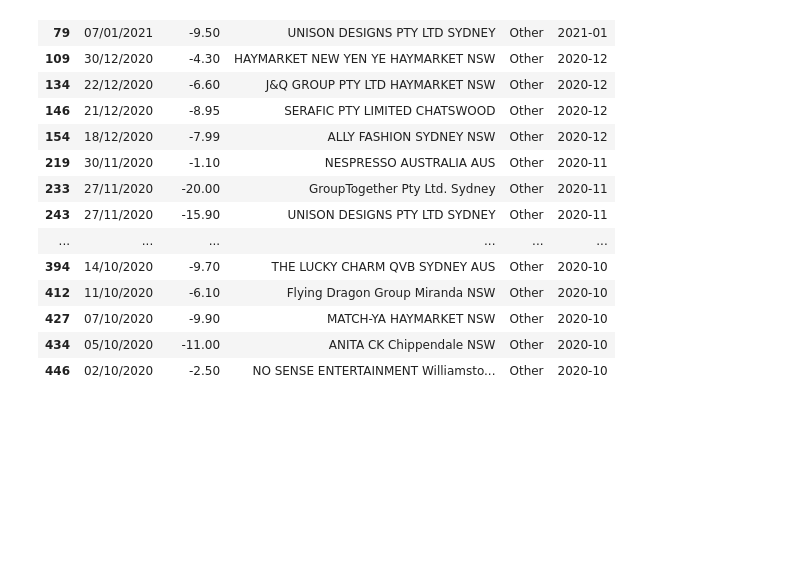
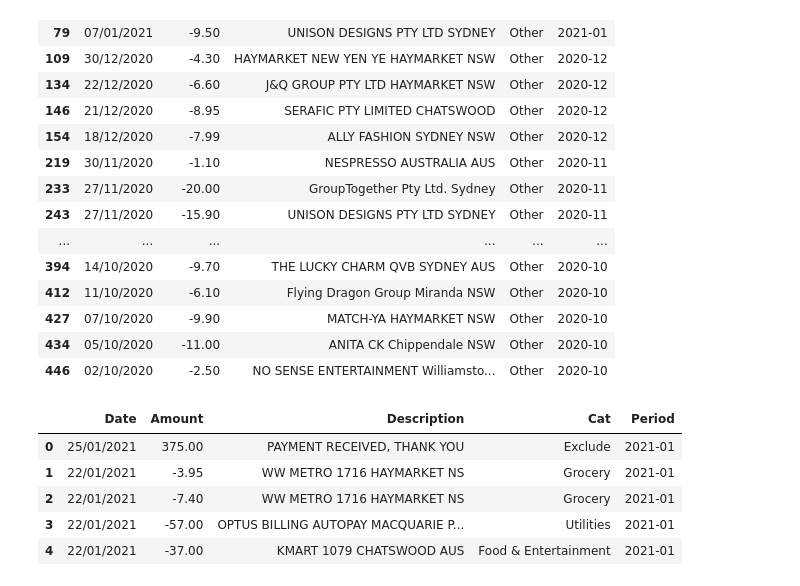
Before and after one commit to RonnyCh/mydsbook, a Jupyter notebook: BUDGETING.ipynb, the cells around one changed output. Saved outputs shown, nothing was run; the diff lists cells and outputs as text; code cells hidden in the pictures; blank space fills up the shorter version.

```diff
--- a/BUDGETING.ipynb
+++ b/BUDGETING.ipynb
@@ -323,3 +314,12 @@ card[card['Cat']=='Other'].head(60)
 | 427 | 07/10/2020 | -9.90 | MATCH-YA HAYMARKET NSW | Other | 2020-10 |
 | 434 | 05/10/2020 | -11.00 | ANITA CK Chippendale NSW | Other | 2020-10 |
 | 446 | 02/10/2020 | -2.50 | NO SENSE ENTERTAINMENT Williamsto... | Other | 2020-10 |
+# %%
+card.head()
+# %% [output]
+|  | Date | Amount | Description | Cat | Period |
+| 0 | 25/01/2021 | 375.00 | PAYMENT RECEIVED, THANK YOU | Exclude | 2021-01 |
+| 1 | 22/01/2021 | -3.95 | WW METRO 1716 HAYMARKET NS | Grocery | 2021-01 |
+| 2 | 22/01/2021 | -7.40 | WW METRO 1716 HAYMARKET NS | Grocery | 2021-01 |
+| 3 | 22/01/2021 | -57.00 | OPTUS BILLING AUTOPAY MACQUARIE P... | Utilities | 2021-01 |
+| 4 | 22/01/2021 | -37.00 | KMART 1079 CHATSWOOD AUS | Food & Entertainment | 2021-01 |
```
Also changed, not shown: parts of 5 cells of this notebook.
